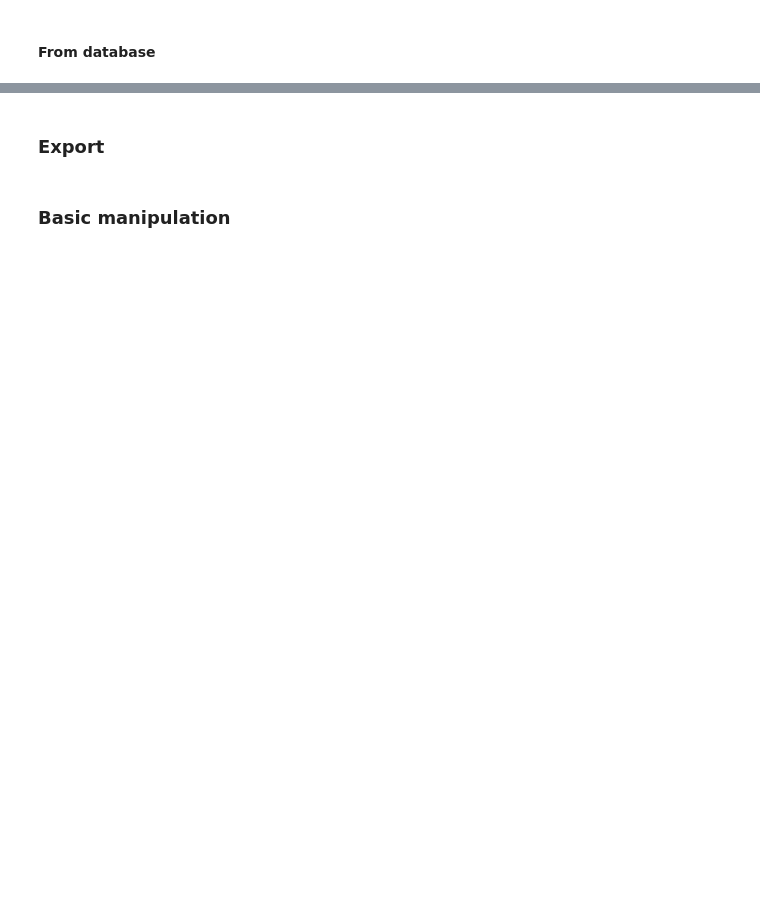
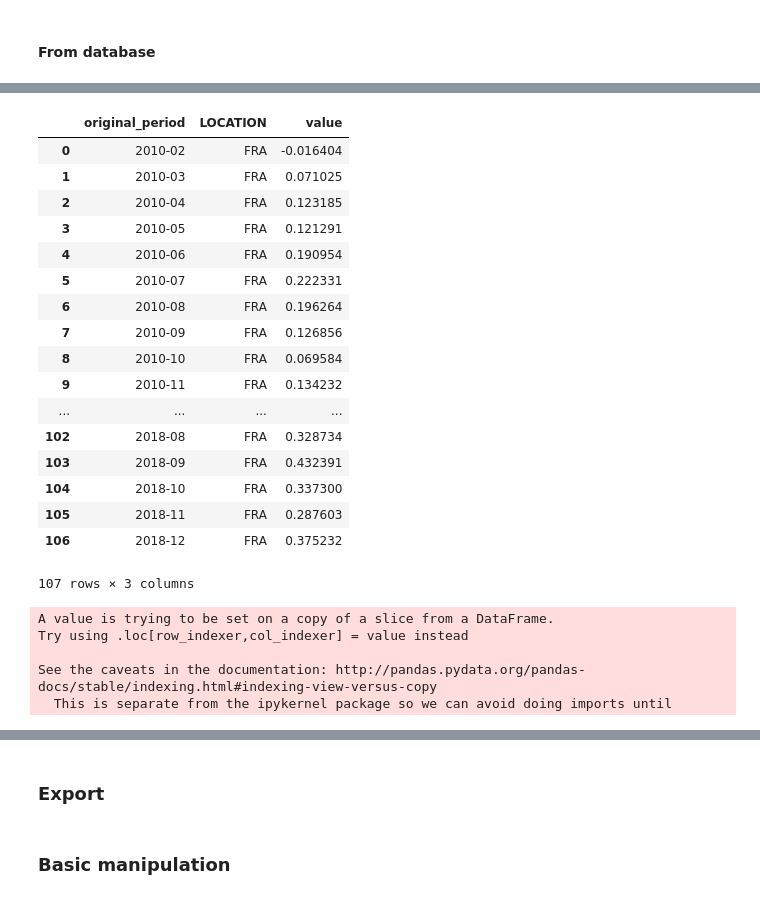
Before and after one commit to albop/modern_scientific_programming, a Jupyter notebook: Session_6/DataFrames.ipynb, the cells around one changed output, grey strips where cells are left out. Drawn from its saved outputs; the diff is of its cells as text; code cells hidden in the pictures; blank space fills up the shorter version.

```diff
--- a/Session_6/DataFrames.ipynb
+++ b/Session_6/DataFrames.ipynb
@@ -80,0 +162,10 @@ The following file formats map naturally to pandas DataFrames.
+# %%
+provider = 'OECD/MEI'
+series_id = ['GBR.CP010000.CTGY.M', 'FRA.CP010000.CTGY.M']
+# %%
+tables = [
+    dbnomics.fetch_series(provider_code=provider, dataset_code=s)
+    for s in series_id
+]
+# %%
+df_fra = tables[1]
@@ -80,0 +179,22 @@ The following file formats map naturally to pandas DataFrames.
+# %%
+# extract relevant columns
+df_fra[['original_period','LOCATION','value']]
+# %% [output]
+|  | original_period | LOCATION | value |
+| 0 | 2010-02 | FRA | -0.016404 |
+| 1 | 2010-03 | FRA | 0.071025 |
+| 2 | 2010-04 | FRA | 0.123185 |
+| 3 | 2010-05 | FRA | 0.121291 |
+| 4 | 2010-06 | FRA | 0.190954 |
+| 5 | 2010-07 | FRA | 0.222331 |
+| 6 | 2010-08 | FRA | 0.196264 |
+| 7 | 2010-09 | FRA | 0.126856 |
+| 8 | 2010-10 | FRA | 0.069584 |
+| 9 | 2010-11 | FRA | 0.134232 |
+| ... | ... | ... | ... |
+| 102 | 2018-08 | FRA | 0.328734 |
+| 103 | 2018-09 | FRA | 0.432391 |
+| 104 | 2018-10 | FRA | 0.337300 |
+| 105 | 2018-11 | FRA | 0.287603 |
+| 106 | 2018-12 | FRA | 0.375232 |
+107 rows × 3 columns
@@ -80,0 +204,11 @@ The following file formats map naturally to pandas DataFrames.
+# %%
+df = dfs[0]
+df = df[df['value']!='NA']
+df['value'] = df['value'].astype('float64')
+dfs[0] = df
+# %% [output]
+A value is trying to be set on a copy of a slice from a DataFrame.
+Try using .loc[row_indexer,col_indexer] = value instead
+
+See the caveats in the documentation: http://pandas.pydata.org/pandas-docs/stable/indexing.html#indexing-view-versus-copy
+  This is separate from the ipykernel package so we can avoid doing imports until
```
Also changed, not shown: parts of 44 cells of this notebook, 12 other files.
